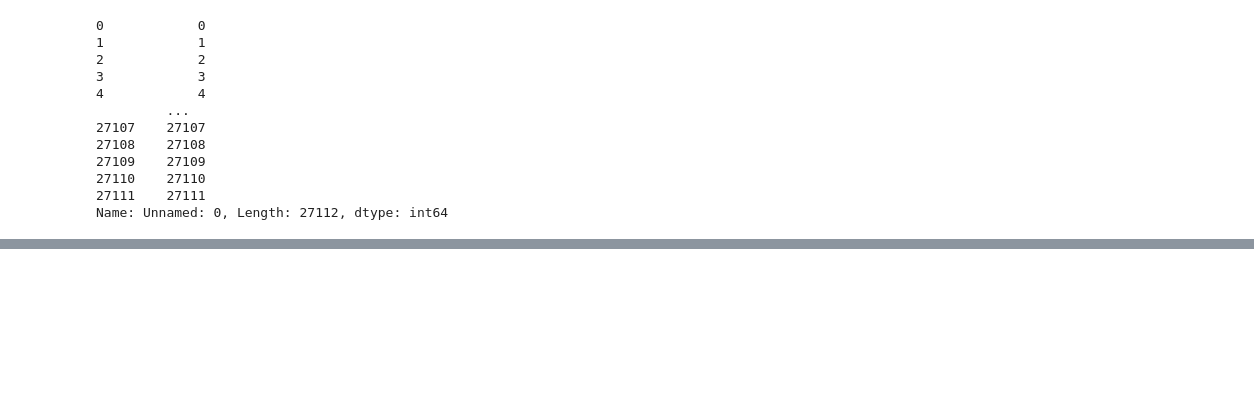
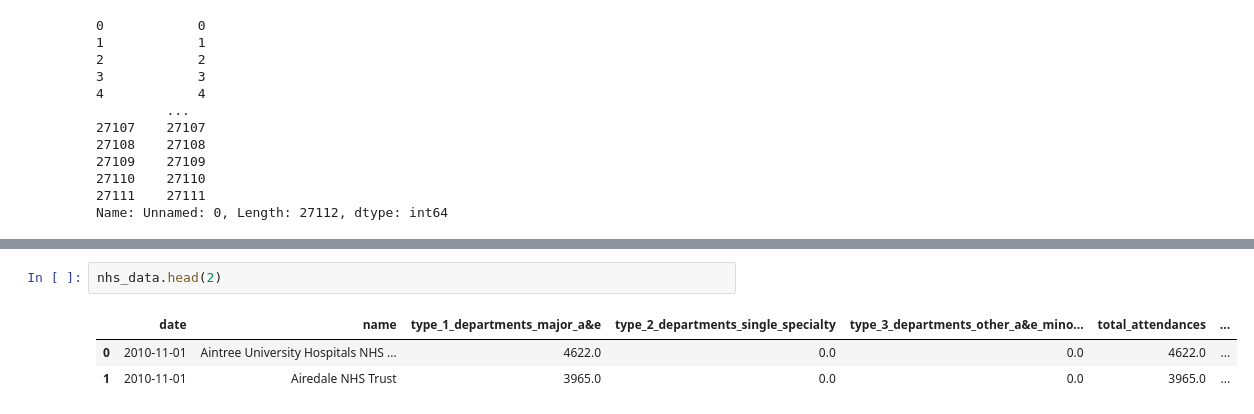
Before and after one commit to iamjaraa/NHS, a Jupyter notebook: Nhs.ipynb, the cells around one changed output, grey strips where cells are left out. Drawn from its saved outputs; the diff is of its cells as text; blank space fills up the shorter version.

```diff
--- a/Nhs.ipynb
+++ b/Nhs.ipynb
@@ -134,0 +240,6 @@ data.rename(columns={
+# %%
+nhs_data.head(2)
+# %% [output]
+|  | date | name | type_1_departments_major_a&e | type_2_departments_single_specialty | type_3_departments_other_a&e_mino... | total_attendances | ... |
+| 0 | 2010-11-01 | Aintree University Hospitals NHS ... | 4622.0 | 0.0 | 0.0 | 4622.0 | ... |
+| 1 | 2010-11-01 | Airedale NHS Trust | 3965.0 | 0.0 | 0.0 | 3965.0 | ... |
```
Also changed, not shown: parts of 19 cells of this notebook, 1 other file.
